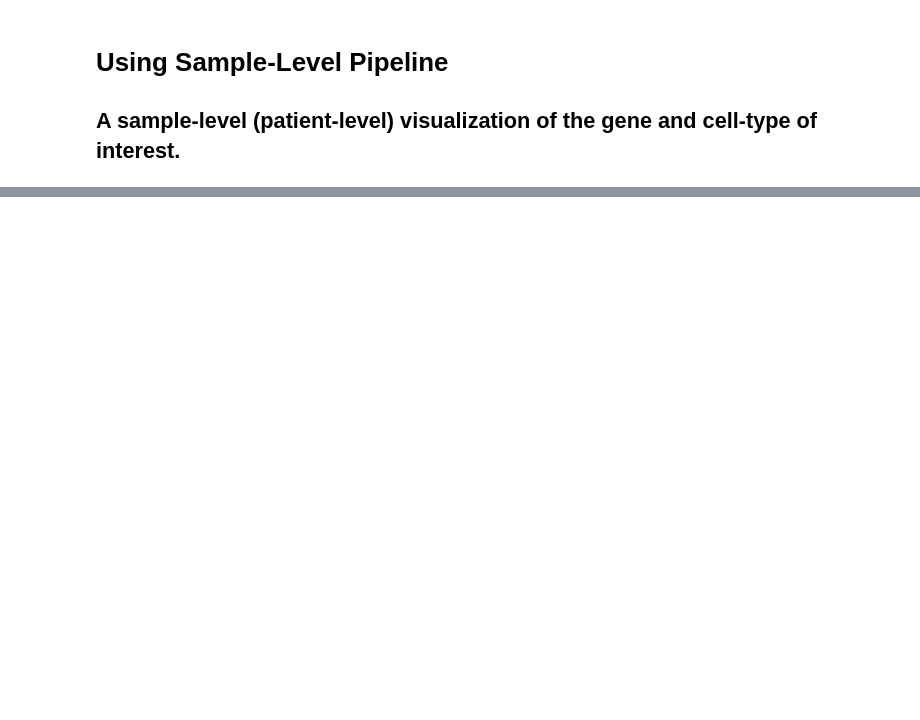
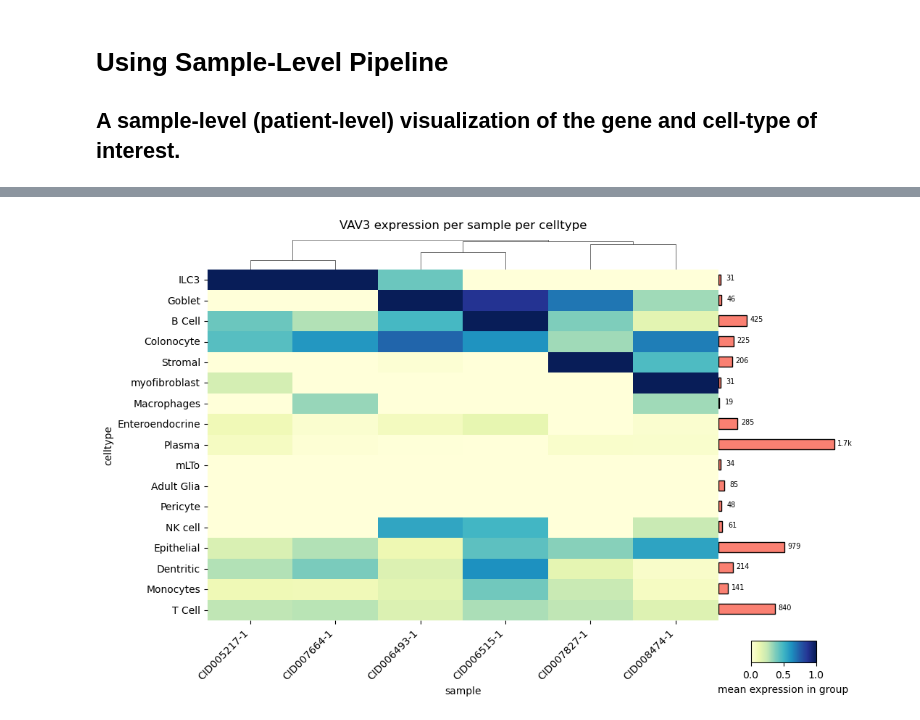
Before and after one commit to chickaroo/genereporter, a Jupyter notebook: src/sample_pipeline.ipynb, the cells around one changed output, grey strips where cells are left out. Saved outputs shown, nothing was run; the diff lists cells and outputs as text; code cells hidden in the pictures; blank space fills up the shorter version.

```diff
--- a/src/sample_pipeline.ipynb
+++ b/src/sample_pipeline.ipynb
@@ -73,0 +16,4 @@ sns.clustermap(goi_expr, cmap='YlGnBu', cbar_kws={'label': 'mean expression in g
+# %%
+sp.pl_sample_celltype(GOI)
+# %% [output]
+[figure, added]
```
Also changed, not shown: parts of 9 cells of this notebook, 30 other files.
